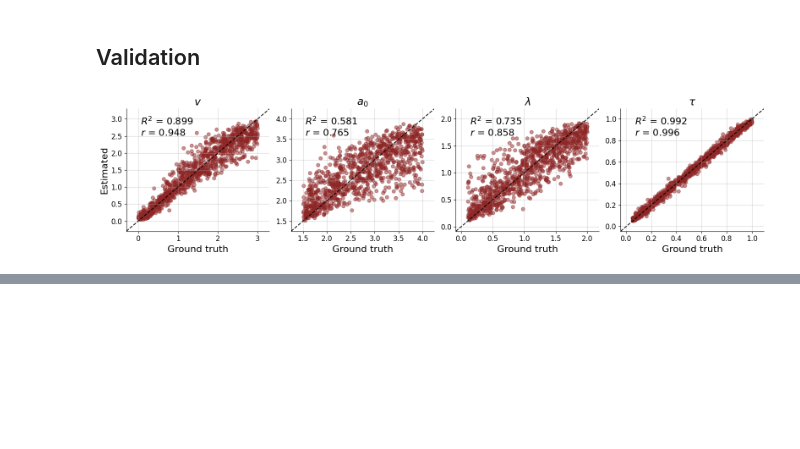
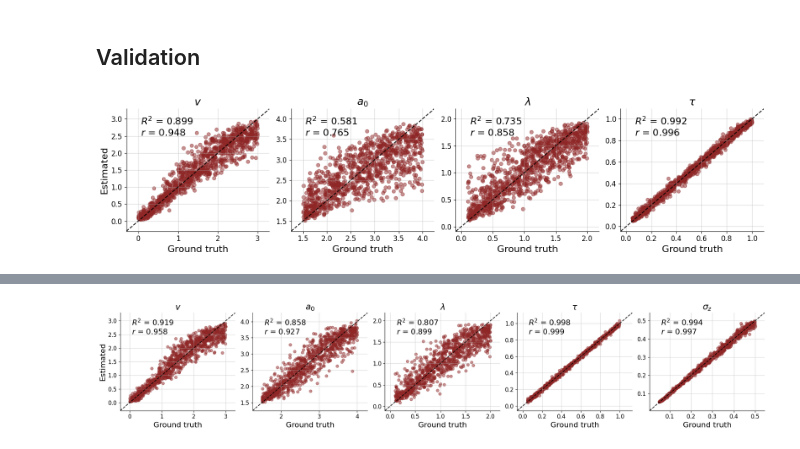
Before and after one commit to AmirHoseinHadian/CTDM_recovery, a Jupyter notebook: _02_BF/_01_DDM/_01_no_constrain/CTDDM_hyperbolic.ipynb, the cells around one changed output, grey strips where cells are left out. Saved outputs shown, nothing was run; the diff lists cells and outputs as text; code cells hidden in the pictures; blank space fills up the shorter version.

```diff
--- a/_02_BF/_01_DDM/_01_no_constrain/CTDDM_hyperbolic.ipynb
+++ b/_02_BF/_01_DDM/_01_no_constrain/CTDDM_hyperbolic.ipynb
@@ -99,0 +119,17 @@ f = bf.diagnostics.plot_recovery(
+# %%
+val_sim = model.generate(1000)
+true_params = val_sim["prior_draws"]
+# %%
+val_data = model.configure(val_sim)
+# %%
+post_samples = approximator.amortizer.sample(val_data, n_samples=2000)
+# %%
+pred_params = post_samples * model.prior_stds + model.prior_means
+# %%
+f = bf.diagnostics.plot_recovery(
+    pred_params, true_params,
+    param_names=model.prior.param_names,
+    uncertainty_agg=None
+)
+# %% [output]
+[figure, added]
```
Also changed, not shown: parts of 4 cells of this notebook.
